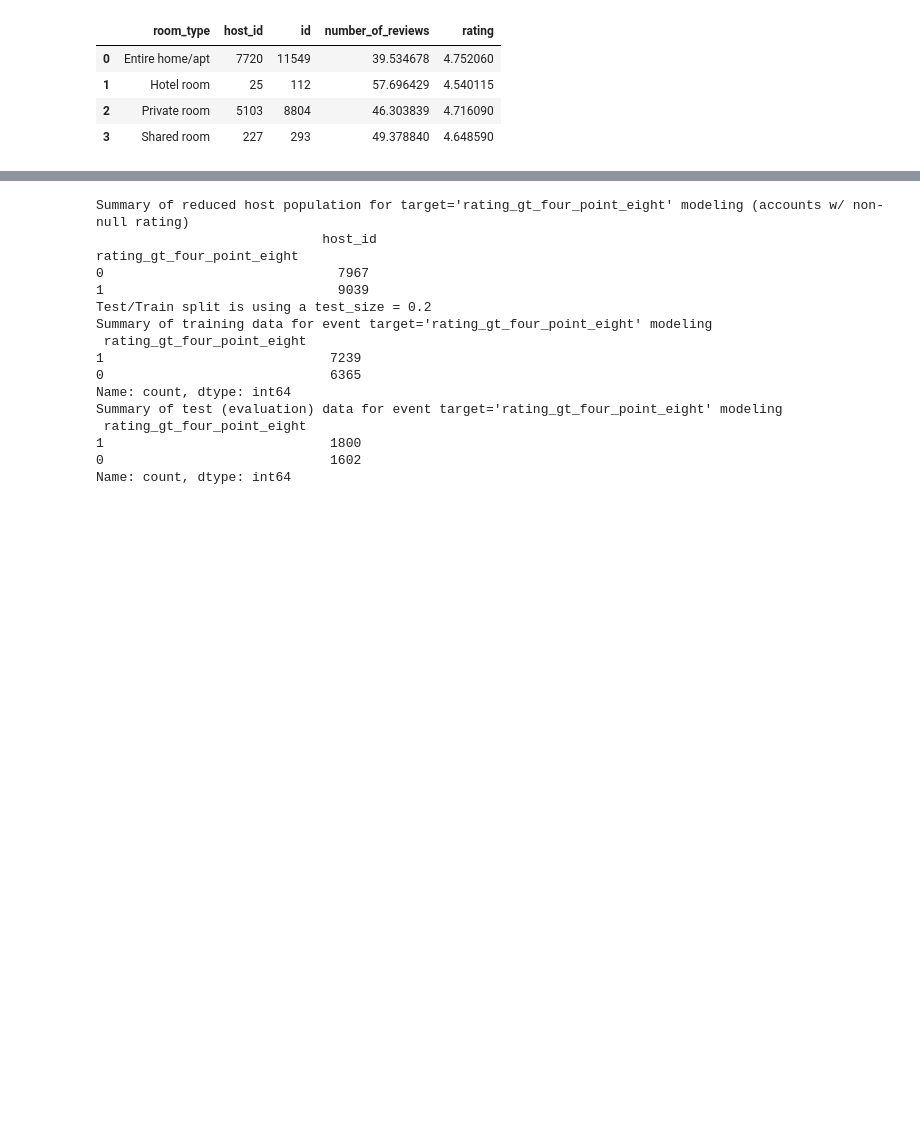
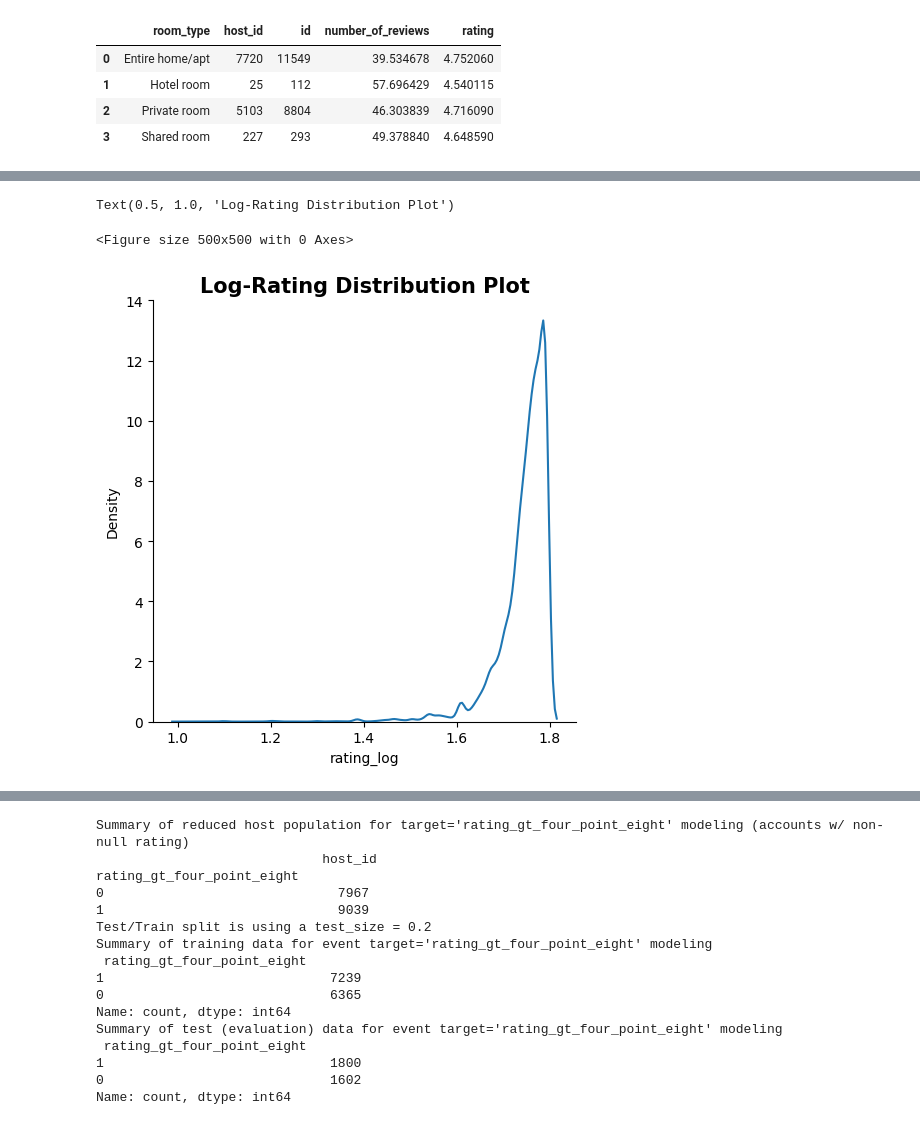
Before and after one commit to mwheeler235/ny-airbnb-2024, a Jupyter notebook: xgb.ipynb, the cells around one changed output, grey strips where cells are left out. Cells and saved outputs as stored; diff of their text form; code cells hidden in the pictures; blank space fills up the shorter version.

```diff
--- a/xgb.ipynb
+++ b/xgb.ipynb
@@ -76,0 +121,11 @@ df.groupby('room_type')\
+# %%
+# normalize rating
+df['rating_log'] = np.log(df.rating+1)
+
+plt.figure(figsize=(5,5))
+sns.displot(df['rating_log'], kind='kde')
+plt.title("Log-Rating Distribution Plot",size=15, weight='bold')
+# %% [output]
+Text(0.5, 1.0, 'Log-Rating Distribution Plot')
+<Figure size 500x500 with 0 Axes>
+[figure, added]
```
Also changed, not shown: parts of 34 cells of this notebook, 1 other file.
